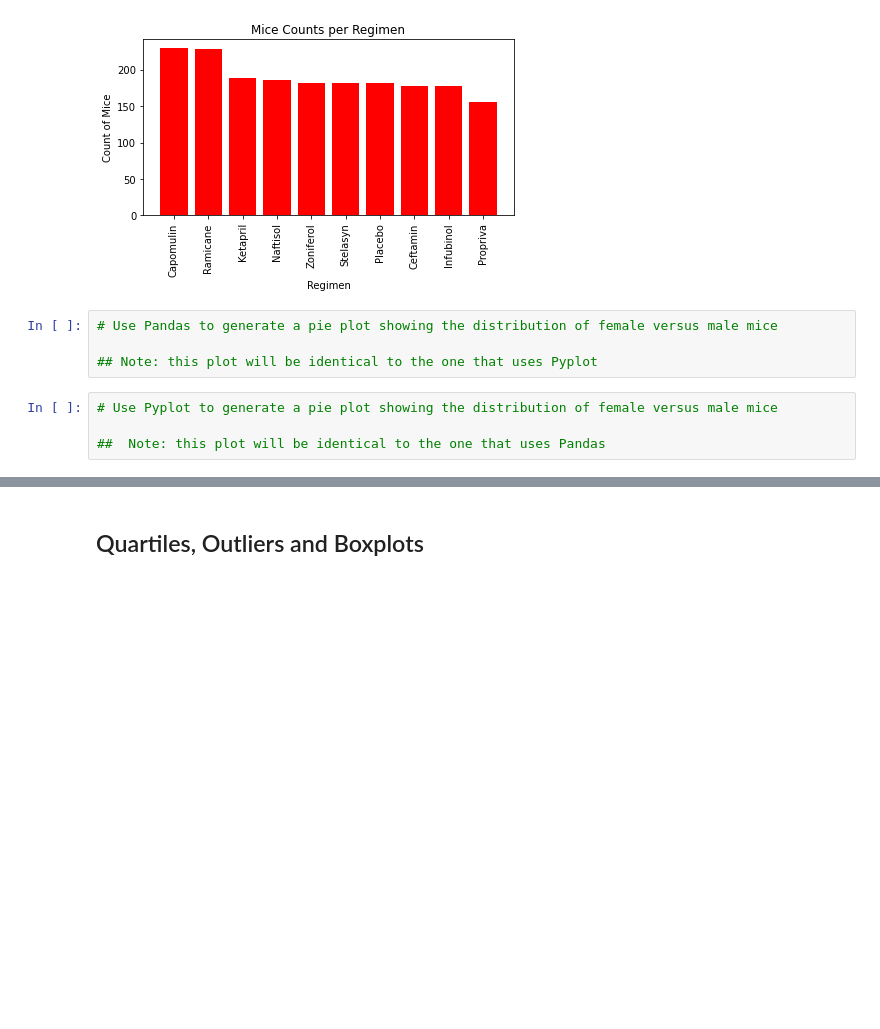
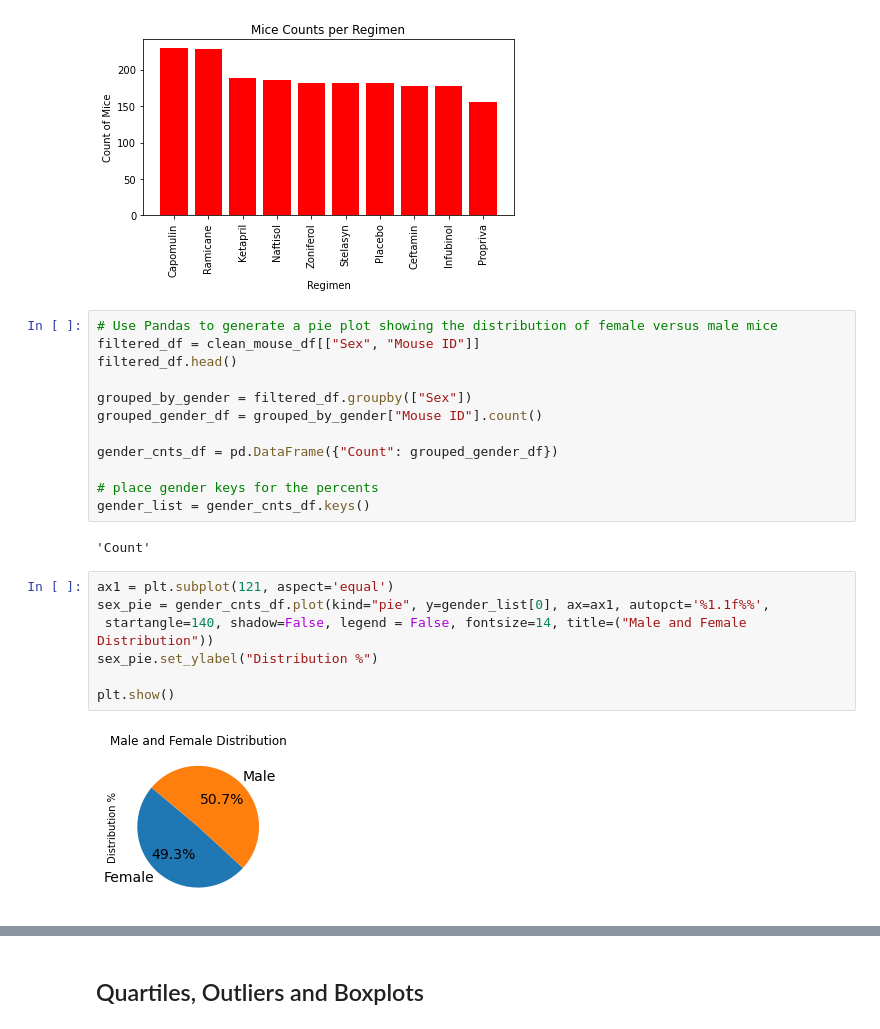
Before and after one commit to jeodaysju/plot-challenge, a Jupyter notebook: pymaceuticals_starter.ipynb, the cells around one changed output, grey strips where cells are left out. Saved outputs shown, nothing was run; the diff lists cells and outputs as text; blank space fills up the shorter version.

Commit message:
Pie Charts are complete

```diff
--- a/pymaceuticals_starter.ipynb
+++ b/pymaceuticals_starter.ipynb
@@ -205,9 +205,24 @@ plt.show()
 [figure]
 # %%
 # Use Pandas to generate a pie plot showing the distribution of female versus male mice
+filtered_df = clean_mouse_df[["Sex", "Mouse ID"]]
+filtered_df.head()
 
-## Note: this plot will be identical to the one that uses Pyplot
+grouped_by_gender = filtered_df.groupby(["Sex"])
+grouped_gender_df = grouped_by_gender["Mouse ID"].count()
+
+gender_cnts_df = pd.DataFrame({"Count": grouped_gender_df})
+
+# place gender keys for the percents
+gender_list = gender_cnts_df.keys()
+# %% [output]
+'Count'
-# %%
-# Use Pyplot to generate a pie plot showing the distribution of female versus male mice
-
-##  Note: this plot will be identical to the one that uses Pandas
+# %%
+ax1 = plt.subplot(121, aspect='equal')
+sex_pie = gender_cnts_df.plot(kind="pie", y=gender_list[0], ax=ax1, autopct='%1.1f%%',
+ startangle=140, shadow=False, legend = False, fontsize=14, title=("Male and Female Distribution"))
+sex_pie.set_ylabel("Distribution %")
+
+plt.show()
+# %% [output]
+[figure, added]
```
Also changed, not shown: parts of 2 cells of this notebook.
